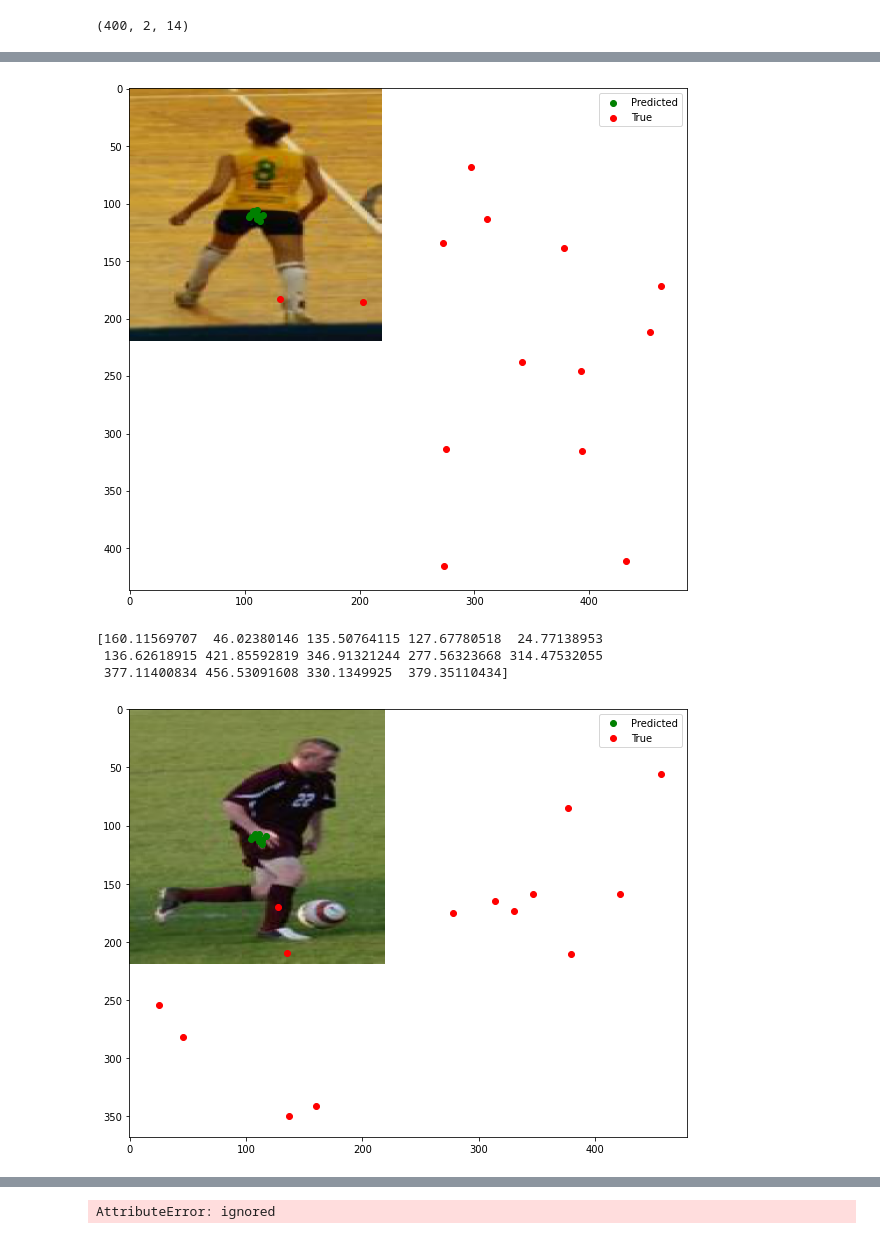
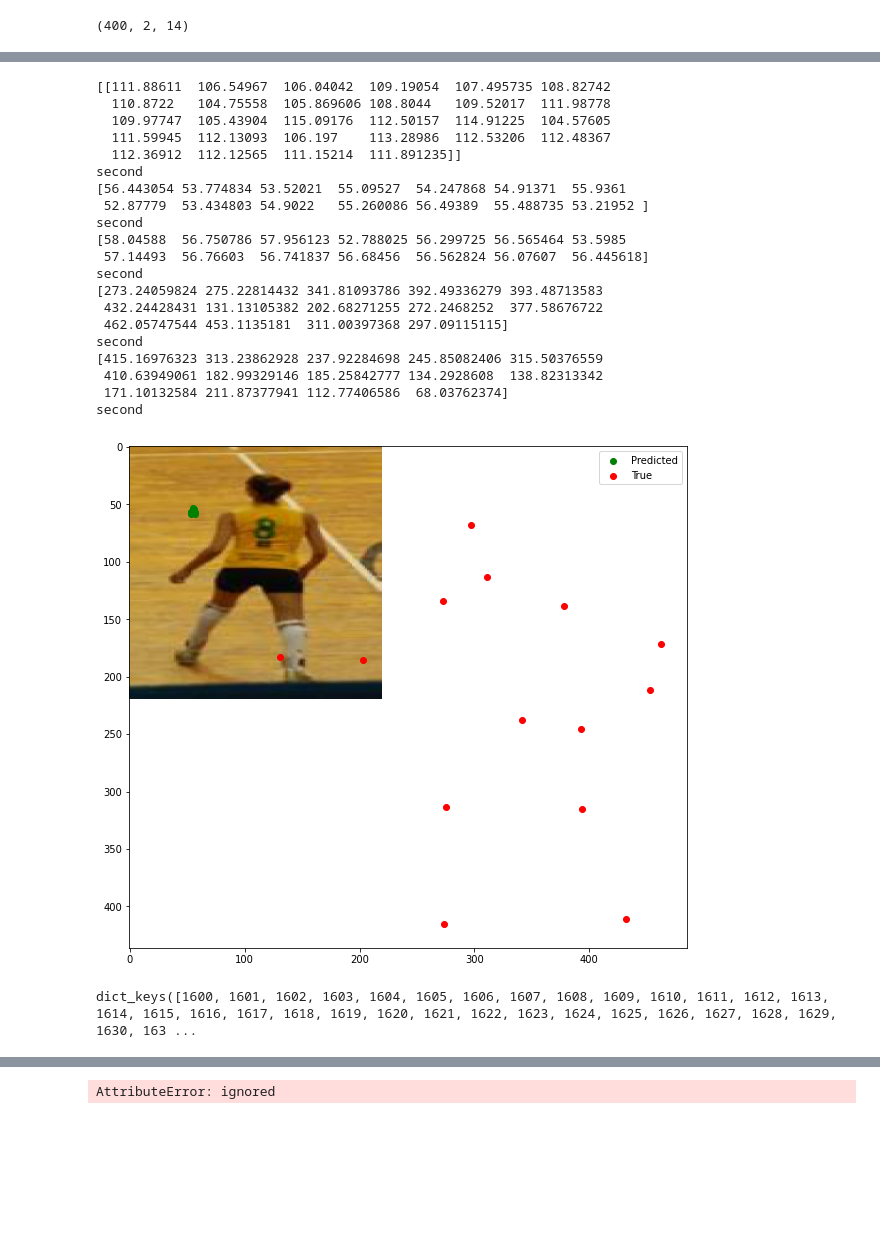
Before and after one commit to Nadiam75/DeepLearning_HW_2, a Jupyter notebook: DeepPose.ipynb, the cells around one changed output, grey strips where cells are left out. Cells and saved outputs as stored; diff of their text form; code cells hidden in the pictures; blank space fills up the shorter version.

```diff
--- a/DeepPose.ipynb
+++ b/DeepPose.ipynb
@@ -29,11 +29,15 @@ resized_images=[]
 resized_poses=[]
 original_scale=[]
 originalImages = []
+dictionaryOfTrainImages = {}
+dictionaryOfTestImages = {}
+dictionaryOfImages = {}
 # datasetDictionary = {}
 for idx,x in progressbar.progressbar(enumerate(images_directory)):
     path=os.path.join('/content/images',x)
+    image = plt.imread(path)
+    dictionaryOfImages [idx ] = image
 
-    image = plt.imread(path)
     height,width=image.shape[0],image.shape[1]
     # print(height)
     # print(width)
@@ -50,12 +54,18 @@ for idx,x in progressbar.progressbar(enumerate(images_directory)):
 resized_images=np.array(resized_images)
 
 
-print(resized_images.shape)
+# print(resized_images.shape)
 resized_poses=np.array(resized_poses)
-print(resized_poses.shape)
+# print(resized_poses.shape)
 original_scale=np.array(original_scale)
 
-print(original_scale.shape)
+# print(original_scale.shape)
+
+trainkeys = np.arange(0 , 1600)
+trainDict = {k: dictionaryOfImages[k] for k in trainkeys}
+
+testkeys = np.arange(1600 , 2000)
+testDict = {k: dictionaryOfImages[k] for k in testkeys}
 
 
 np.save('Leeds Sports Dataset NPY.npy',resized_images[:1600])
@@ -324,4 +352,4 @@ class DeepPoseModel():
 # with tf.device('/device:GPU:0'):
 dataset=DatasetManager('lsp')
 
-DeepPose=DeepPoseModel(dsm,{'Train model':False,'Learning Rate':0.0005,'Epochs':100})
+DeepPose=DeepPoseModel(dataset,{'Train model':False,'Learning Rate':0.0005,'Epochs':100})
@@ -352,12 +356,32 @@ tf.keras.utils.plot_model(DeepPose.model,show_shapes=True)
 # %%
 dataset.compare_pose(10,DeepPose,True)
-dataset.compare_pose(100,DeepPose,False)
+# dataset.compare_pose(100,DeepPose,False)
 # %% [output]
+[[111.88611  106.54967  106.04042  109.19054  107.495735 108.82742
+  110.8722   104.75558  105.869606 108.8044   109.52017  111.98778
+  109.97747  105.43904  115.09176  112.50157  114.91225  104.57605
+  111.59945  112.13093  106.197    113.28986  112.53206  112.48367
+  112.36912  112.12565  111.15214  111.891235]]
+second
+[56.443054 53.774834 53.52021  55.09527  54.247868 54.91371  55.9361
+ 52.87779  53.434803 54.9022   55.260086 56.49389  55.488735 53.21952 ]
+second
+[58.04588  56.750786 57.956123 52.788025 56.299725 56.565464 53.5985
+ 57.14493  56.76603  56.741837 56.68456  56.562824 56.07607  56.445618]
+second
+[273.24059824 275.22814432 341.81093786 392.49336279 393.48713583
+ 432.24428431 131.13105382 202.68271255 272.2468252  377.58676722
+ 462.05747544 453.1135181  311.00397368 297.09115115]
+second
+[415.16976323 313.23862928 237.92284698 245.85082406 315.50376559
+ 410.63949061 182.99329146 185.25842777 134.2928608  138.82313342
+ 171.10132584 211.87377941 112.77406586  68.03762374]
+second
-[figure, old version]
+[figure, new version]
-[160.11569707  46.02380146 135.50764115 127.67780518  24.77138953
- 136.62618915 421.85592819 346.91321244 277.56323668 314.47532055
- 377.11400834 456.53091608 330.1349925  379.35110434]
-[figure, removed]
+# %%
+testDict.keys()
+# %% [output]
+dict_keys([1600, 1601, 1602, 1603, 1604, 1605, 1606, 1607, 1608, 1609, 1610, 1611, 1612, 1613, 1614, 1615, 1616, 1617, 1618, 1619, 1620, 1621, 1622, 1623, 1624, 1625, 1626, 1627, 1628, 1629, 1630, 163 ...
 # %%
 DeepPose.draw_pose('images/im0008.jpg')
 # %% [output]
```
Also changed, not shown: parts of 10 cells of this notebook.
